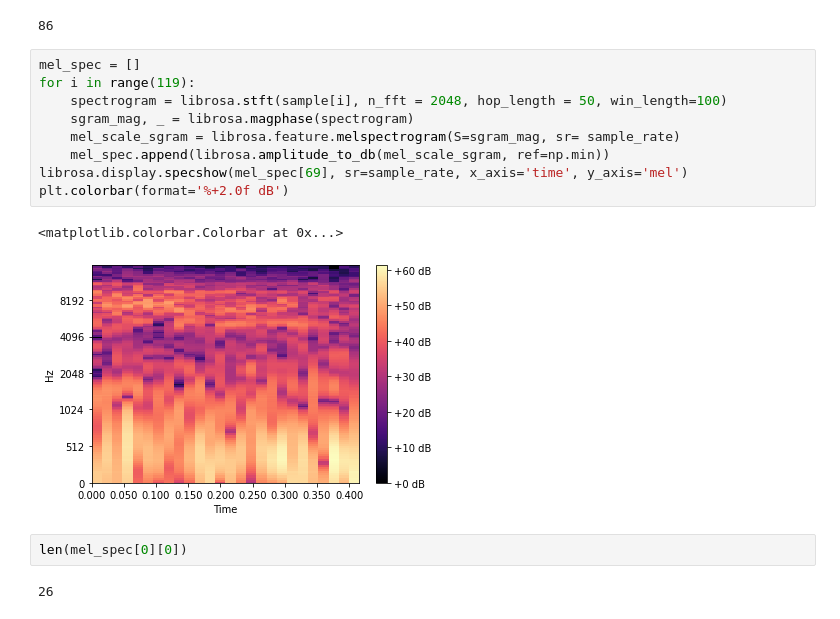
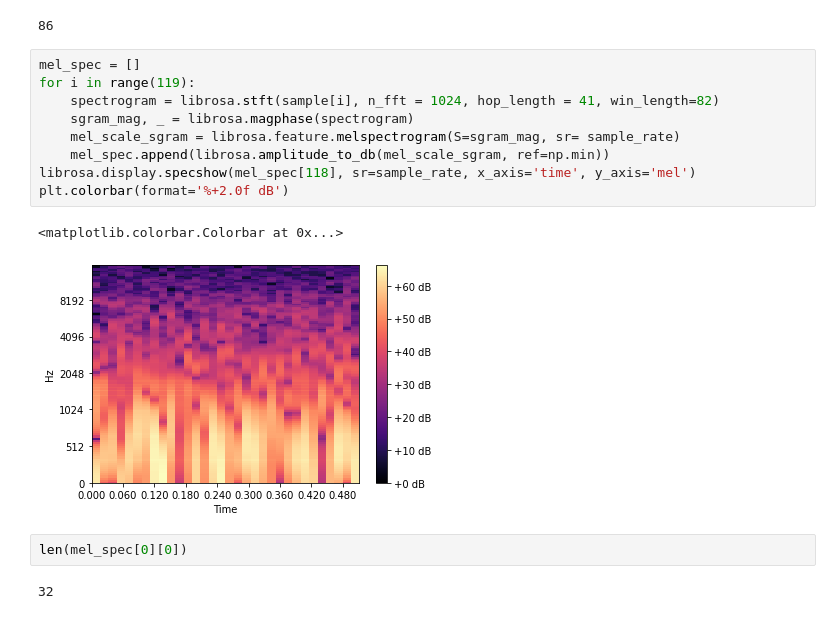
Before and after one commit to MoMe37/AlphPipeline, a Jupyter notebook: scripts/mel_spec.ipynb, the cells around one changed output. Drawn from its saved outputs; the diff is of its cells as text.

Commit message:
spectrogram generation

```diff
--- a/scripts/mel_spec.ipynb
+++ b/scripts/mel_spec.ipynb
@@ -36,16 +38,16 @@ len(mel_spec[0][0])
 # %%
 mel_spec = []
 for i in range(119):
-    spectrogram = librosa.stft(sample[i], n_fft = 2048, hop_length = 50, win_length=100)
+    spectrogram = librosa.stft(sample[i], n_fft = 1024, hop_length = 41, win_length=82)
     sgram_mag, _ = librosa.magphase(spectrogram)
     mel_scale_sgram = librosa.feature.melspectrogram(S=sgram_mag, sr= sample_rate)
     mel_spec.append(librosa.amplitude_to_db(mel_scale_sgram, ref=np.min))
-librosa.display.specshow(mel_spec[69], sr=sample_rate, x_axis='time', y_axis='mel')
+librosa.display.specshow(mel_spec[118], sr=sample_rate, x_axis='time', y_axis='mel')
 plt.colorbar(format='%+2.0f dB')
 # %% [output]
 <matplotlib.colorbar.Colorbar at 0x...>
-[figure, old version]
+[figure, new version]
 # %%
 len(mel_spec[0][0])
 # %% [output]
-26
+32
```
Also changed, not shown: parts of 1 cell of this notebook, 4 other files.
